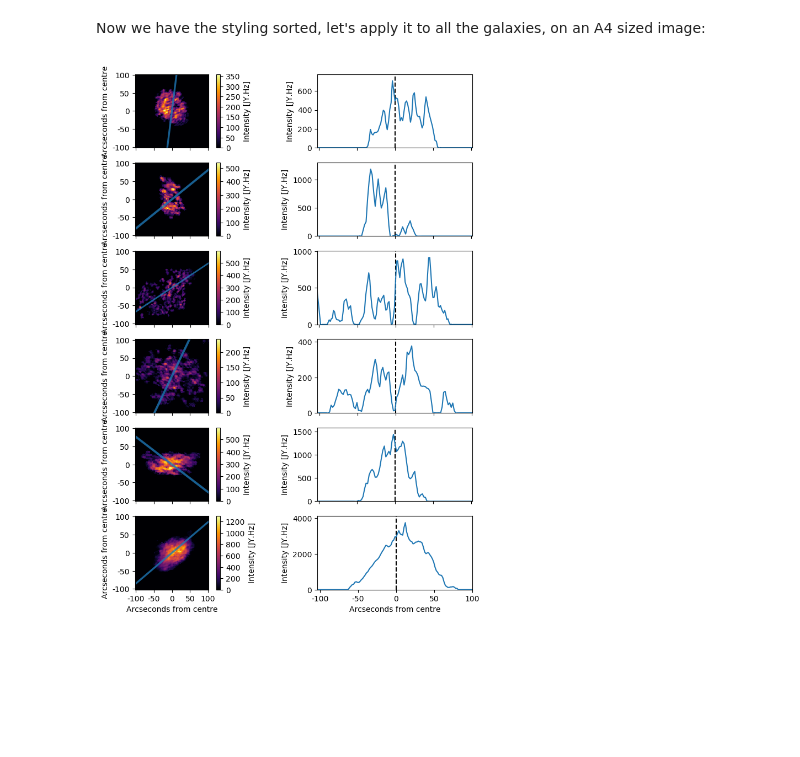
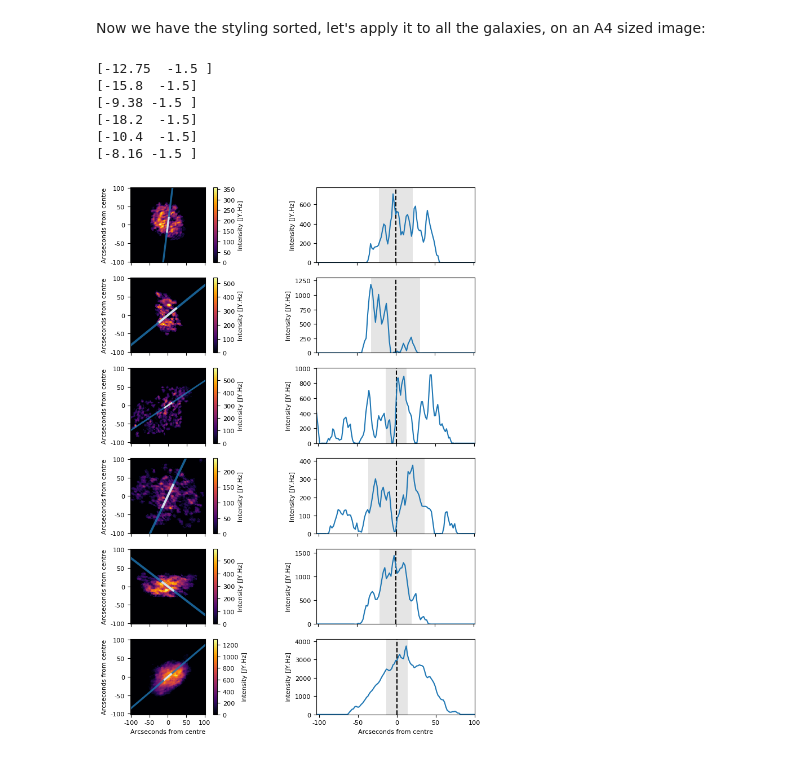
Before and after one commit to tingard/HI-plots-for-Lucy, a Jupyter notebook: main.ipynb, the cells around one changed output. Drawn from its saved outputs; the diff is of its cells as text; code cells hidden in the pictures; blank space fills up the shorter version.

Commit message:
Added indication of bar size to both plots

```diff
--- a/main.ipynb
+++ b/main.ipynb
@@ -41,6 +41,7 @@ df = pd.DataFrame.from_dict({
     ],
     'rotation': [82.83, 39.01, 33.74, 64.5, -37.45, 40.42],
     'pixel size': [1.7, 2, 1.4, 2, 2, 1.7],
+    'bar length': [15.0, 15.8, 13.4, 18.2, 10.4, 9.6],
     'centerOffsetX': [0, 0, 0, 0, 0, 0.],
     'centerOffsetY': [0, 0, 0, 0, 0, -15.88],
 })
@@ -221,6 +222,7 @@ def makeGalaxyObject(galaxy):
         'center': center,
         'rotatedCenter': rotatedCenter,
         'middle': middle,
+        'bar length': galaxy['bar length'] / galaxy['pixel size']
     }
 # %%
 fig = plt.figure(figsize=(8.27, 11.69), dpi=100)
@@ -260,6 +262,21 @@ for rowIndex in range(len(df)):
         angle=galaxy['rotation']
     )
     ax.add_artist(r)
+
+    # add a rectangle showing the bar size
+    barOrigin = np.array([-galaxy['bar length']/2, -1.5])
+    bar = Rectangle(
+        np.dot(
+            rotationMatrix,
+            barOrigin
+        ) + galaxy['center'],
+        galaxy['bar length'],
+        3,
+        alpha=0.8,
+        angle=galaxy['rotation'],
+        facecolor='w',
+    )
+    ax.add_artist(bar)
 
     # Choose the x-ticks we want to display (every 50 arcseconds)
     xticks = np.arange(-500, 500, 50)
@@ -297,31 +314,48 @@ for rowIndex in range(len(df)):
 
     # add a central dashed line
     ax.add_line(Line2D(
         [galaxy['rotatedCenter'][1]] * 2, [0, 100000],
         linestyle='--',
         c='k',
     ))
 
+    # add a line denoting bar size
+    barPosition = np.array([galaxy['bar length']]*2) * [-0.5, 0.5] + galaxy['rotatedCenter'][1]
+    bar = Rectangle(
+        [barPosition[0], 0],
+        galaxy['bar length'],
+        10000,
+        facecolor='k',
+        alpha=0.1,
+    )
+    ax.add_artist(bar)
+
     # Plot the array we've calculated
     ax.plot(galaxy['middle'])
 
     # Set the xticks
     ax.set_xticks(xticks / galaxy['pixel size'] + galaxy['rotatedCenter'][1])
     ax.set_xticklabels(xticks)
 
     # Set the limit
     ax.set_xlim(rotatedLowerCrop[1], rotatedUpperCrop[1])
     ax.set_ylim(0, np.max(galaxy['middle'])*1.1)
 
     # And axis label!
     ax.set_ylabel('Intensity [JY.Hz]')
 
     if rowIndex == len(df) - 1:
         ax.set_xlabel('Arcseconds from centre')
     else:
         plt.setp(ax.get_xticklabels(), visible=False)
 
 # Save the output
 plt.savefig('mosaic.png', bbox_inches='tight')
 # %% [output]
+[-12.75  -1.5 ]
+[-15.8  -1.5]
+[-9.38 -1.5 ]
+[-18.2  -1.5]
+[-10.4  -1.5]
+[-8.16 -1.5 ]
-[figure, old version]
+[figure, new version]
```
Also changed, not shown: parts of 1 cell of this notebook, 1 other file.
